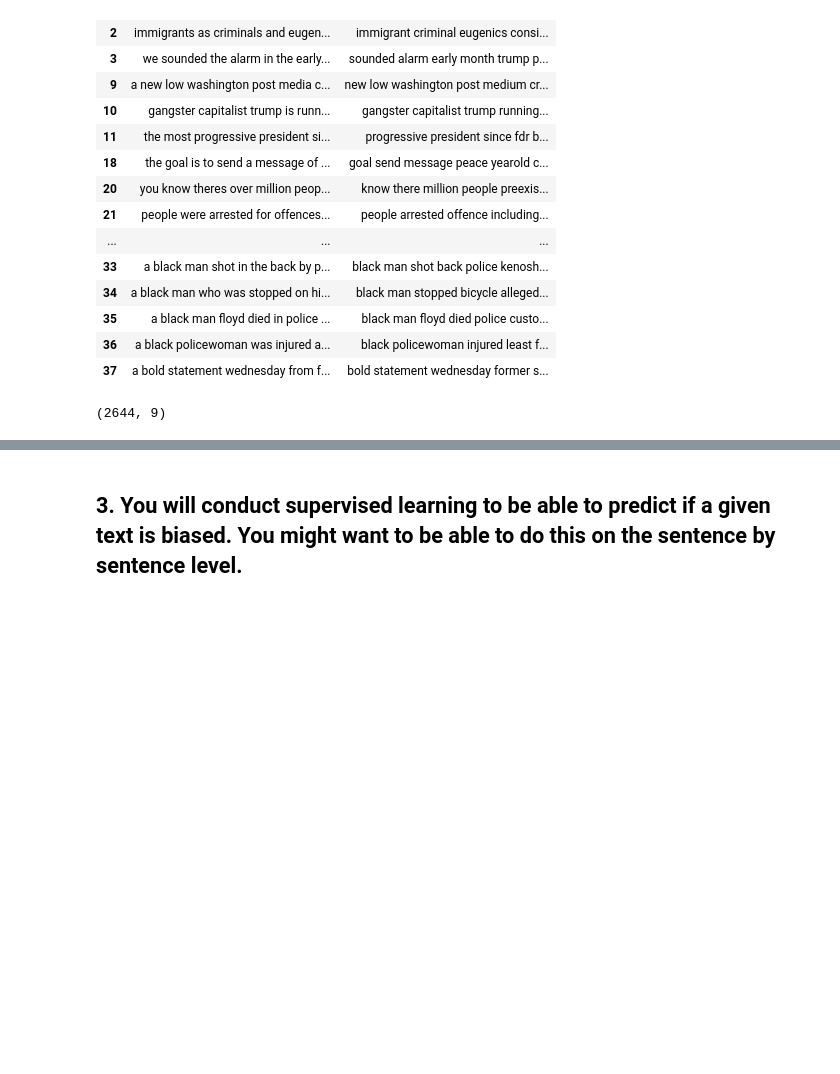
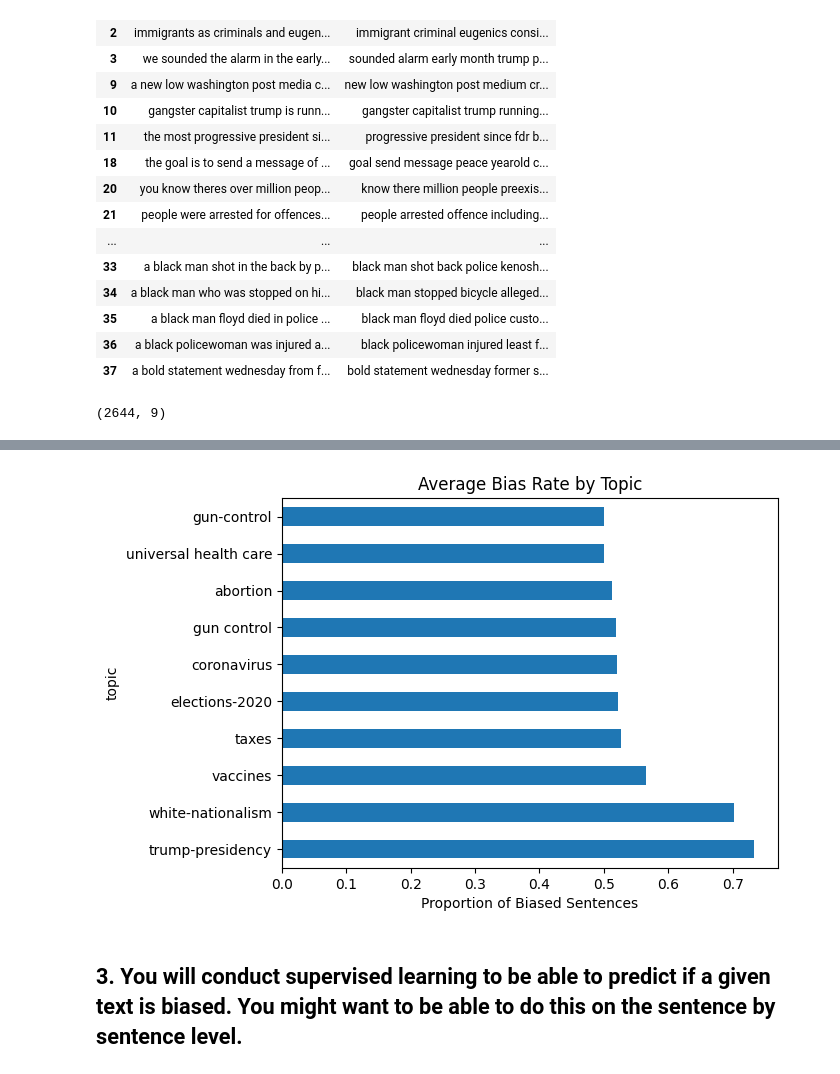
Before and after one commit to jeelfaldu7/may_code_jam_pudding, a Jupyter notebook: notebook_jeel.ipynb, the cells around one changed output, grey strips where cells are left out. Saved outputs shown, nothing was run; the diff lists cells and outputs as text; code cells hidden in the pictures; blank space fills up the shorter version.

```diff
--- a/notebook_jeel.ipynb
+++ b/notebook_jeel.ipynb
@@ -257,3 +303,11 @@ data.shape
+# %%
+bias_by_topic = data.groupby('topic')['is_biased'].mean().sort_values(ascending=False).head(10)
+bias_by_topic.plot(kind='barh')
+plt.title('Average Bias Rate by Topic')
+plt.xlabel('Proportion of Biased Sentences')
+plt.show()
+# %% [output]
+[figure, added]
 # %% [markdown]
 ## 3. You will conduct supervised learning to be able to predict if a given text is biased. You might want to be able to do this on the sentence by sentence level.
 # %%
```
Also changed, not shown: parts of 39 cells of this notebook.
